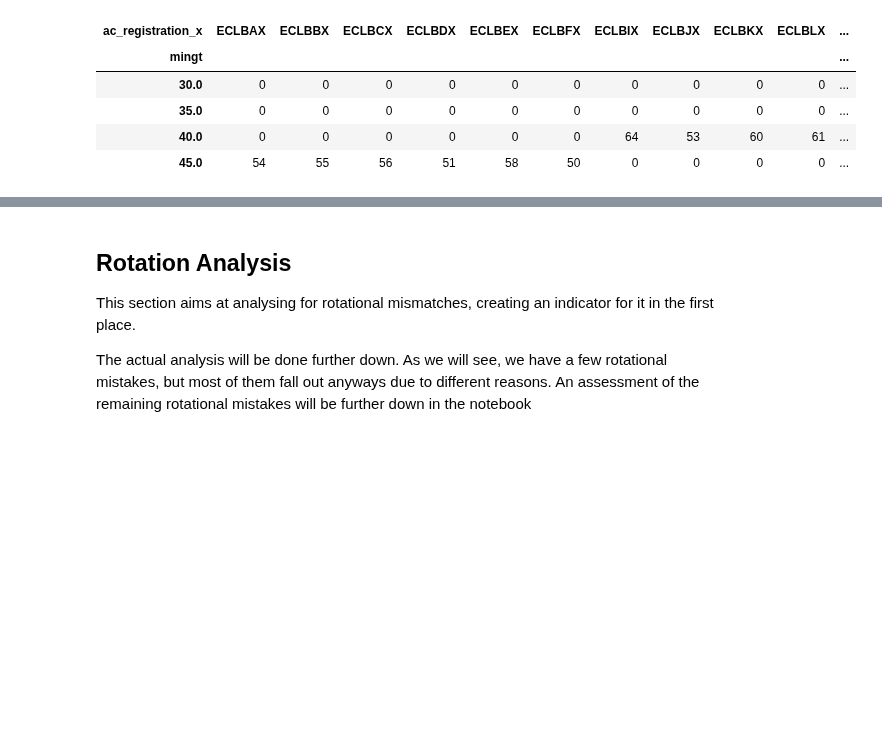
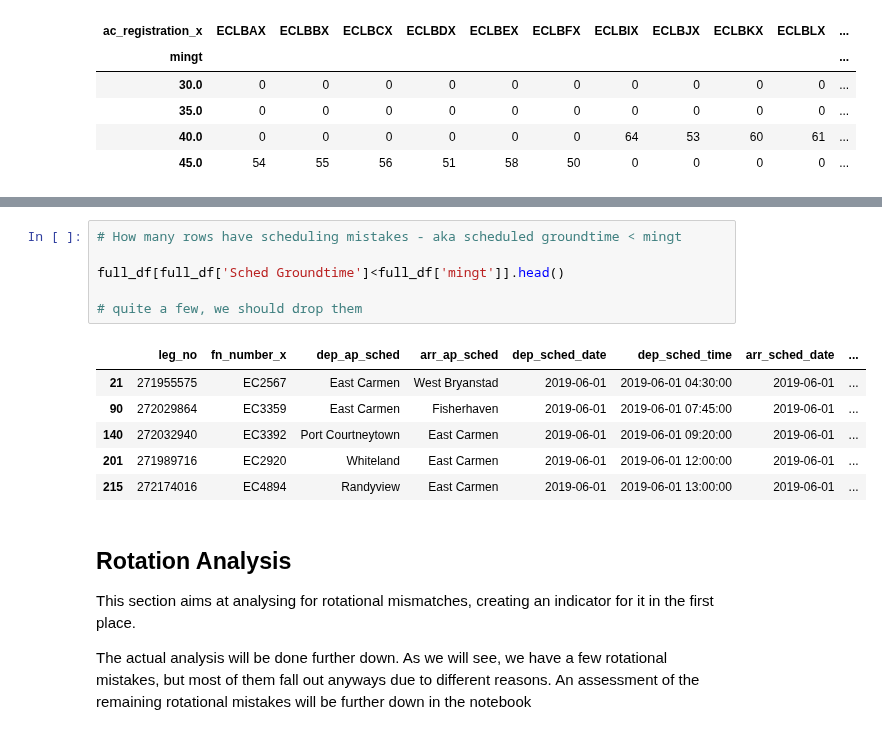
Before and after one commit to Paul1911/Delay-Prediction, a Jupyter notebook: notebooks/1raw_eda.ipynb, the cells around one changed output, grey strips where cells are left out. Drawn from its saved outputs; the diff is of its cells as text; blank space fills up the shorter version.

```diff
--- a/notebooks/1raw_eda.ipynb
+++ b/notebooks/1raw_eda.ipynb
@@ -413,3 +425,16 @@ TypeError: Cannot perform 'rand_' with a dtyped [float64] array and scalar of ty
+# %%
+# How many rows have scheduling mistakes - aka scheduled groundtime < mingt
+
+full_df[full_df['Sched Groundtime']<full_df['mingt']].head()
+
+# quite a few, we should drop them
+# %% [output]
+|  | leg_no | fn_number_x | dep_ap_sched | arr_ap_sched | dep_sched_date | dep_sched_time | arr_sched_date | ... |
+| 21 | 271955575 | EC2567 | East Carmen | West Bryanstad | 2019-06-01 | 2019-06-01 04:30:00 | 2019-06-01 | ... |
+| 90 | 272029864 | EC3359 | East Carmen | Fisherhaven | 2019-06-01 | 2019-06-01 07:45:00 | 2019-06-01 | ... |
+| 140 | 272032940 | EC3392 | Port Courtneytown | East Carmen | 2019-06-01 | 2019-06-01 09:20:00 | 2019-06-01 | ... |
+| 201 | 271989716 | EC2920 | Whiteland | East Carmen | 2019-06-01 | 2019-06-01 12:00:00 | 2019-06-01 | ... |
+| 215 | 272174016 | EC4894 | Randyview | East Carmen | 2019-06-01 | 2019-06-01 13:00:00 | 2019-06-01 | ... |
 # %% [markdown]
 ## Rotation Analysis
 
```
Also changed, not shown: parts of 2 cells of this notebook, 3 other files.
